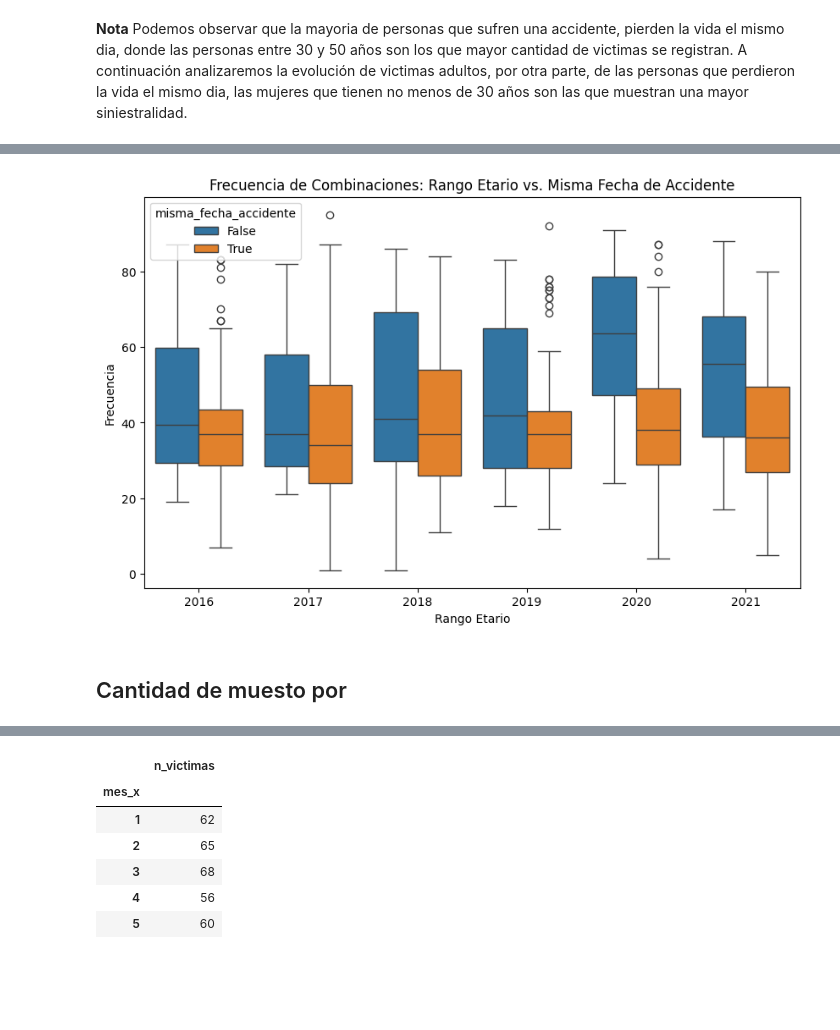
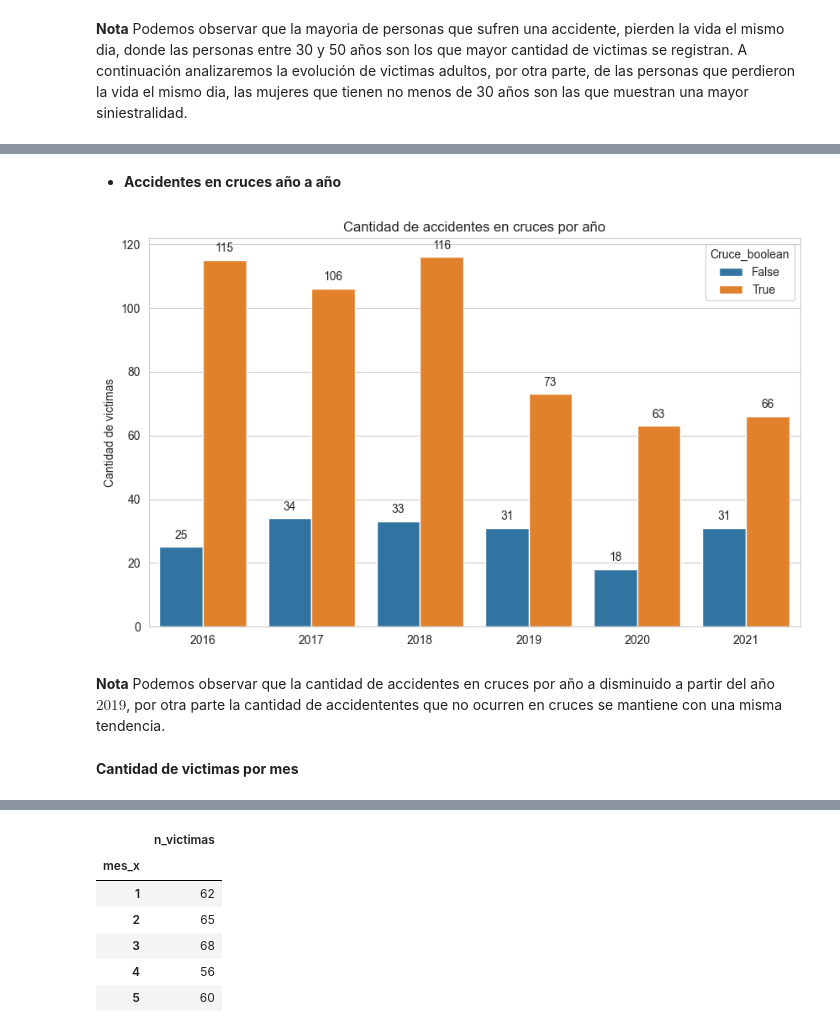
Before and after one commit to dalejandroramirez/siniestros_viales_PI_2, a Jupyter notebook: eda/eda.ipynb, the cells around one changed output, grey strips where cells are left out. Cells and saved outputs as stored; diff of their text form; code cells hidden in the pictures; blank space fills up the shorter version.

```diff
--- a/eda/eda.ipynb
+++ b/eda/eda.ipynb
@@ -289,26 +286,28 @@ plt.show()
+# %% [markdown]
+- **Accidentes en cruces año a año**
 # %%
-
-columnas = ['anho_x', 'misma_fecha_accidente']
+columnas = ['anho_x', 'Cruce_boolean']
 
 # Crear el DataFrame con las frecuencias
-
+mask_sin_SD = data['sexo'] != 'SD'
 # Crear el gráfico de barras
 plt.figure(figsize=(10, 6))
 
-# orden_categorias = ["menor", "joven", "adulto", "adulto_mayor"]
-ax = sns.boxplot(x='anho_x',y='edad', hue='misma_fecha_accidente', data=data)
+ax = sns.countplot(x='anho_x',hue = 'Cruce_boolean', data=data[mask_sin_SD] )
 
-# for p in ax.patches:
-#     if p.get_height()>0:
-#         ax.annotate(int(p.get_height()), (p.get_x() + p.get_width() / 2., p.get_height()),
-#                 ha='center', va='center', xytext=(0, 10), textcoords='offset points')
+for p in ax.patches:
+    if p.get_height()>0:
+        ax.annotate(int(p.get_height()), (p.get_x() + p.get_width() / 2., p.get_height()),
+                ha='center', va='center', xytext=(0, 10), textcoords='offset points')
 
-plt.title('Frecuencia de Combinaciones: Rango Etario vs. Misma Fecha de Accidente')
-plt.xlabel('Rango Etario')
-plt.ylabel('Frecuencia')
+plt.title('Cantidad de accidentes en cruces por año')
+plt.xlabel('')
+plt.ylabel('Cantidad de victimas')
 
 plt.show()
 # %% [output]
-[figure, old version]
+[figure, new version]
+# %% [markdown]
+**Nota** Podemos observar que la cantidad de accidentes en cruces por año a disminuido a partir del año $2019$, por otra parte la cantidad de accidententes que no ocurren en cruces se mantiene con una misma tendencia.
 # %% [markdown]
-## Cantidad de muesto por
+**Cantidad de victimas por mes**
```
Also changed, not shown: parts of 33 cells of this notebook, 5 other files.
